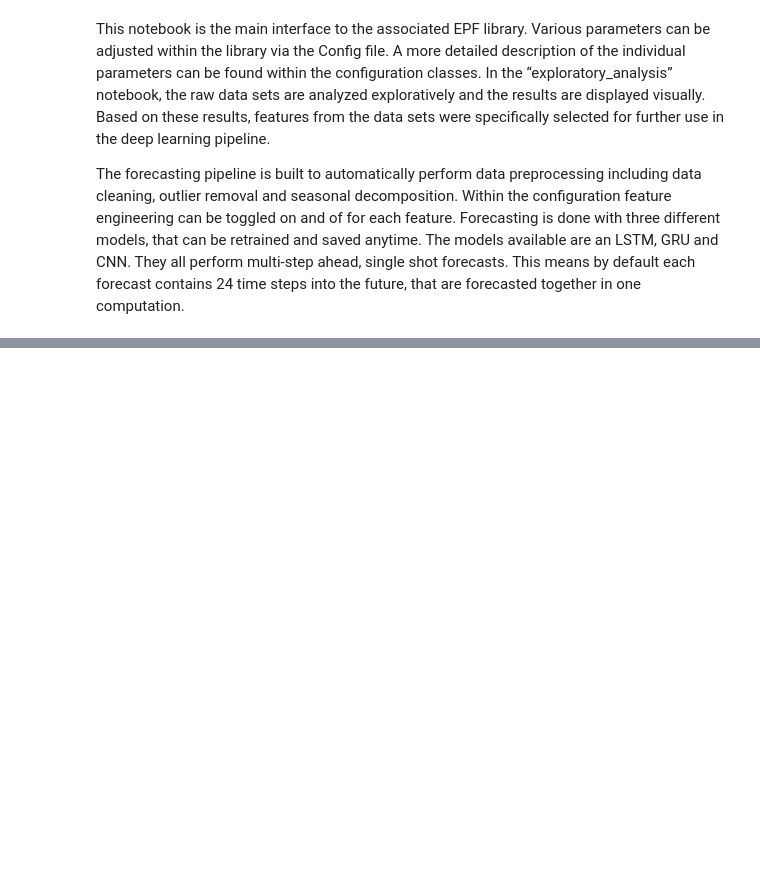
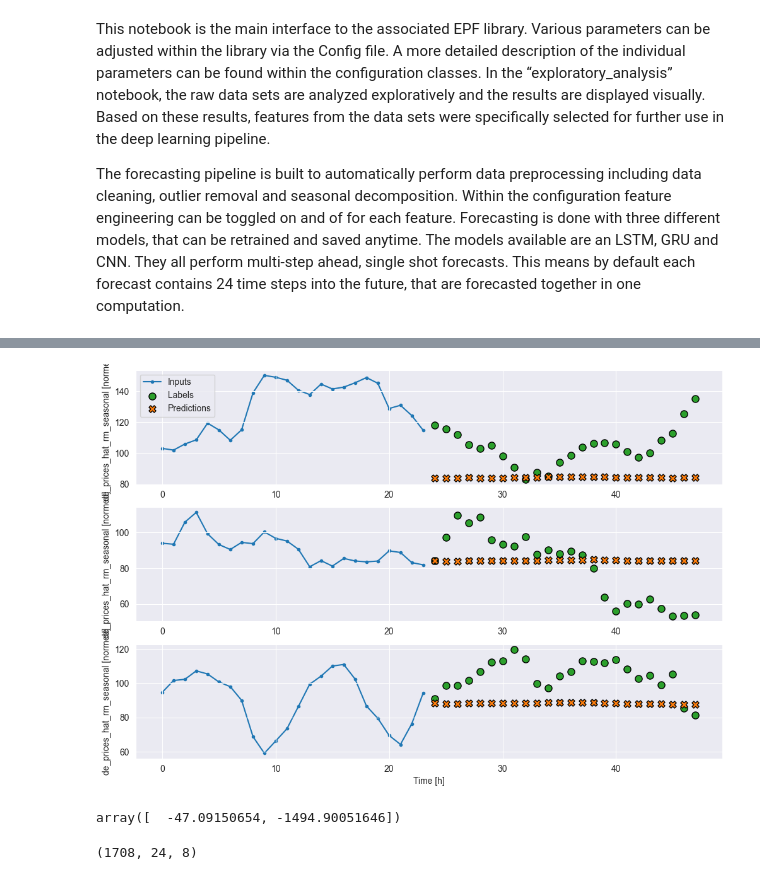
Before and after one commit to valentin-17/epf, a Jupyter notebook: notebooks/epf_main.ipynb, the cells around one changed output, grey strips where cells are left out. Drawn from its saved outputs; the diff is of its cells as text; code cells hidden in the pictures; blank space fills up the shorter version.

Commit message:
minor fixes, tuned and trained new models

```diff
--- a/notebooks/epf_main.ipynb
+++ b/notebooks/epf_main.ipynb
@@ -22,2 +22,2 @@ pipeline = EpfPipeline()
 # %%
-pipeline.train("lstm_vre_and_de_load", True, False)
+pipeline.train("lstm_vre_and_de_load_no_hidden_layers", overwrite=True, prep_data=False, use_tuned_hyperparams=False)
@@ -49,8 +73,6 @@ _ = plt.legend()
 # %%
-from epf.config import PREDICTIONS_DIR, MODELS_DIR, TRAIN_DATA_DIR
+from epf.config import PREDICTIONS_DIR, MODELS_DIR
 
-data_path = TRAIN_DATA_DIR / "test_df.pkl"
-model_path = MODELS_DIR / "lstm_vre_and_de_load.keras"
+window = pipeline.window
+model_path = MODELS_DIR / "lstm_vre_and_de_load_no_hidden_layers.keras"
 predictions_dir = PREDICTIONS_DIR
-
-pipeline.predict(data_path=data_path, model_path=model_path, predictions_dir=predictions_dir)
@@ -74,0 +87,5 @@ PermissionError: [Errno 13] Permission denied: 'C:\\Users\\valen\\PycharmProject
+# %%
+model = pipeline.best_model
+window.plot(model)
+# %% [output]
+[figure, added]
@@ -74,0 +98,8 @@ PermissionError: [Errno 13] Permission denied: 'C:\\Users\\valen\\PycharmProject
+# %%
+sum(seasonal for seasonal in seasonal_components['de_prices_hat_rm_seasonal'].seasonal.values)
+# %% [output]
+array([  -47.09150654, -1494.90051646])
+# %%
+predictions.shape
+# %% [output]
+(1708, 24, 8)
```
Also changed, not shown: parts of 9 cells of this notebook, 6 other files.
